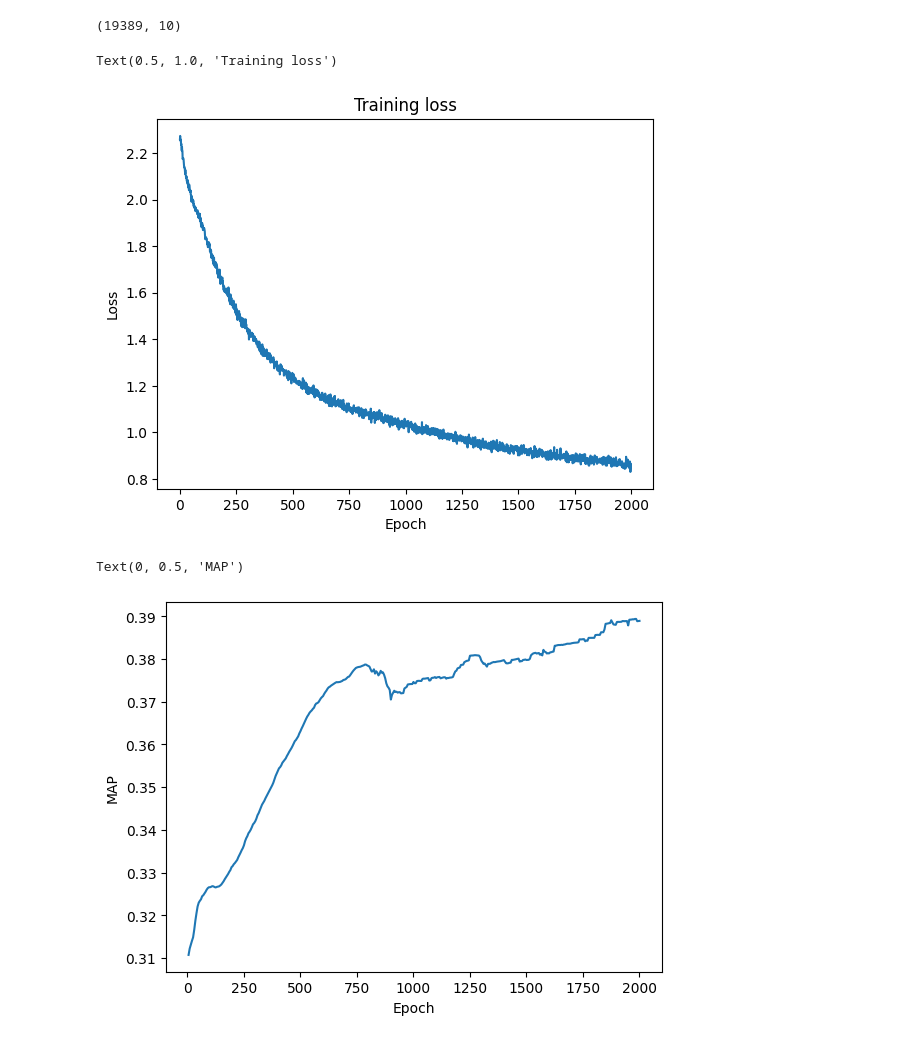
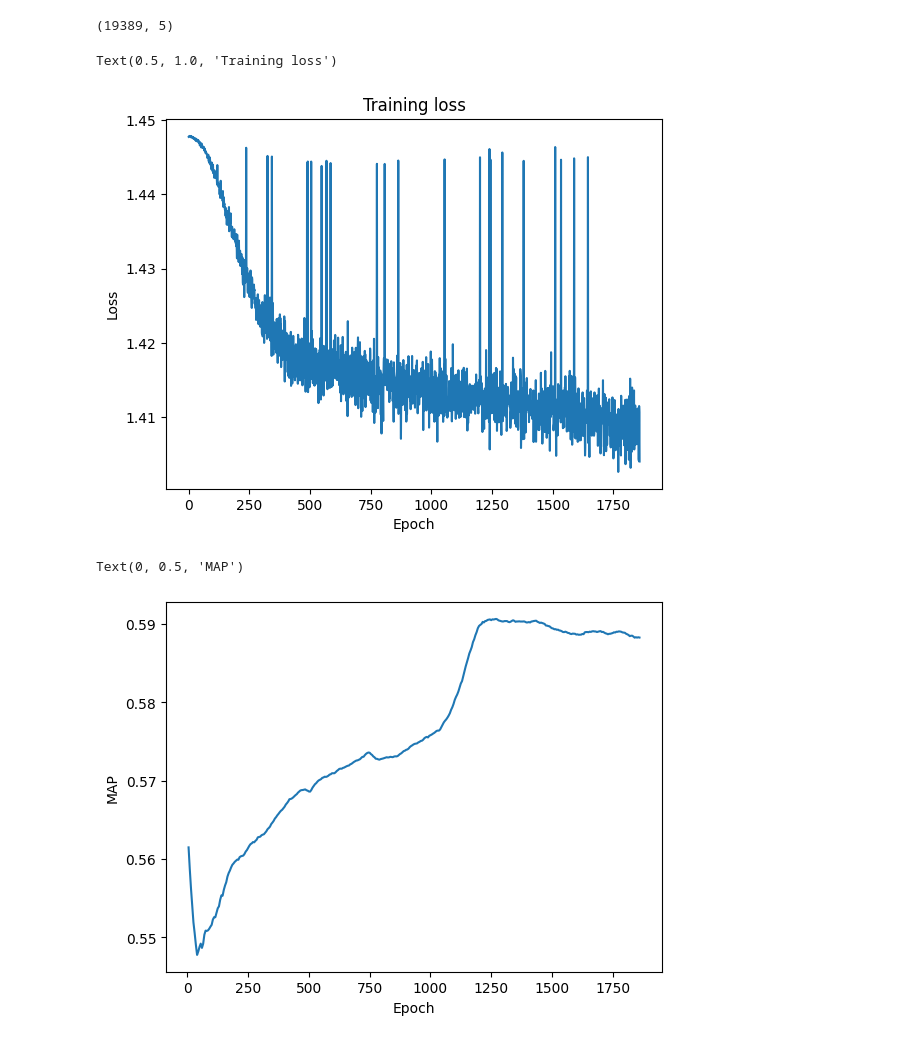
Before and after one commit to averniere/OT_simulation_maladies, a Jupyter notebook: HGCN/test.ipynb, the cells around one changed output. Cells and saved outputs as stored; diff of their text form; code cells hidden in the pictures.

```diff
--- a/HGCN/test.ipynb
+++ b/HGCN/test.ipynb
@@ -7,21 +7,21 @@ import json
 import os
 import matplotlib.pyplot as plt
 # %%
-embeddings = np.load('logs/2026_5_4/5/embeddings.npy')
+embeddings = np.load('logs/2026_5_5/6/embeddings.npy')
 print(embeddings.shape)
 # %% [output]
-(19389, 10)
+(19389, 5)
 # %%
-with open(os.path.join("logs/2026_5_4/5", 'metrics.json'), 'r') as f:
+with open(os.path.join("logs/2026_5_5/6", 'metrics.json'), 'r') as f:
     results = json.load(f)
 
 plt.plot(results['train_losses'])
 plt.xlabel('Epoch')
 plt.ylabel('Loss')
 plt.title('Training loss')
 # %% [output]
 Text(0.5, 1.0, 'Training loss')
-[figure, old version]
+[figure, new version]
 # %%
 epochs = [m['epoch'] for m in results['val_metrics']]
 maps = [m['roc'] for m in results['val_metrics']]  # ou 'ap' selon ce que retourne compute_metrics
@@ -31,7 +31,7 @@ plt.xlabel('Epoch')
 plt.ylabel('MAP')
 # %% [output]
 Text(0, 0.5, 'MAP')
-[figure, old version]
+[figure, new version]
 # %%
 norms = np.linalg.norm(embeddings, axis=1)
 
```
Also changed, not shown: parts of 2 cells of this notebook, 6 other files.
